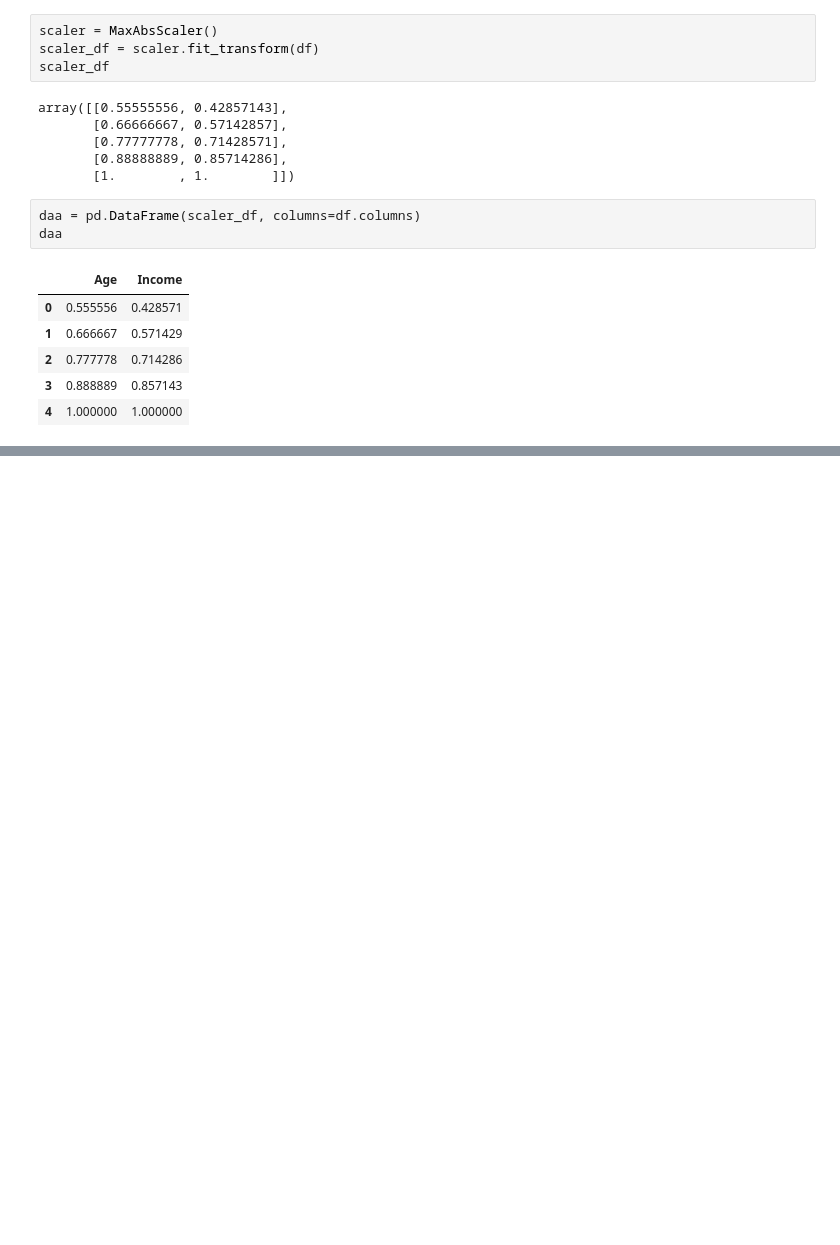
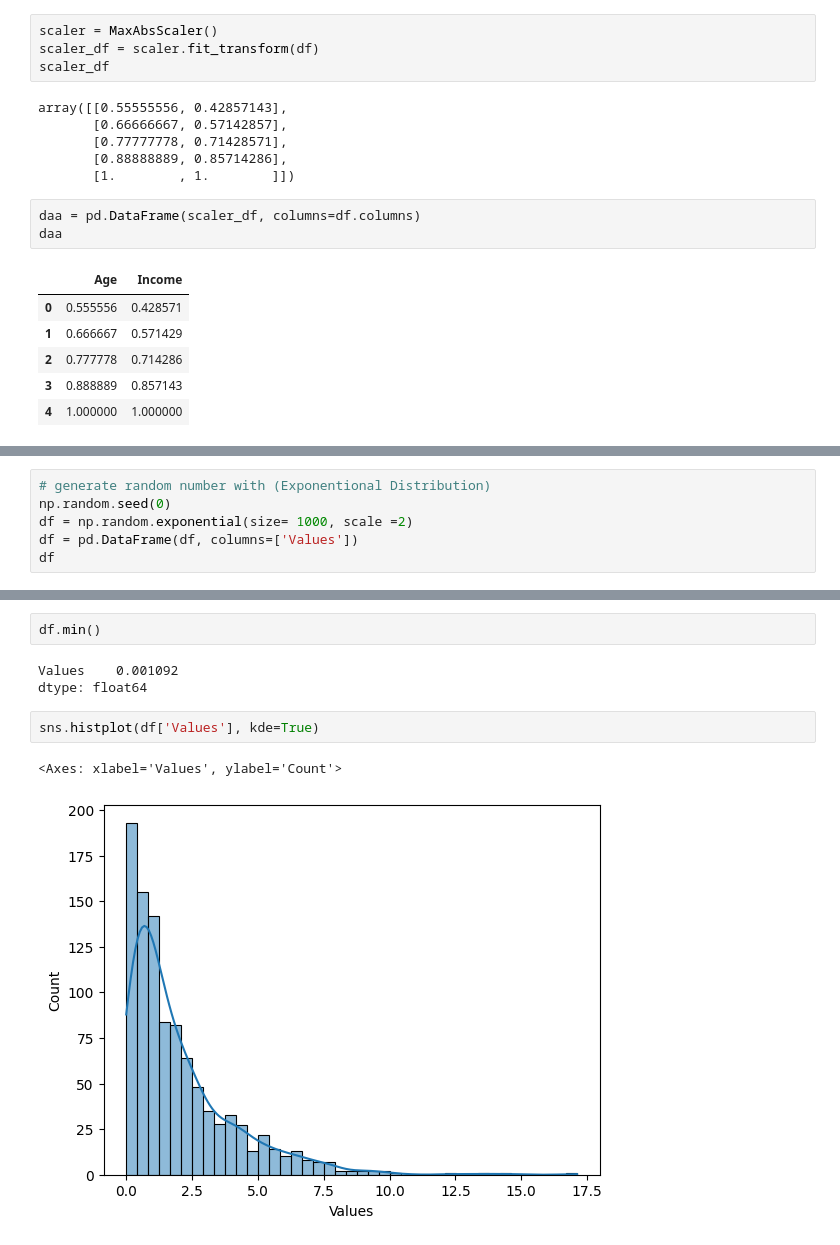
Before and after one commit to UmarAjmal/Machile_Learning_Practice, a Jupyter notebook: Sciket Learn/05_data_scaling/05_feature_scaling_and_normalization.ipynb, the cells around one changed output, grey strips where cells are left out. Drawn from its saved outputs; the diff is of its cells as text; blank space fills up the shorter version.

```diff
--- a/Sciket Learn/05_data_scaling/05_feature_scaling_and_normalization.ipynb
+++ b/Sciket Learn/05_data_scaling/05_feature_scaling_and_normalization.ipynb
@@ -192,0 +200,6 @@ daa
+# %%
+# generate random number with (Exponentional Distribution)
+np.random.seed(0)
+df = np.random.exponential(size= 1000, scale =2)
+df = pd.DataFrame(df, columns=['Values'])
+df
@@ -192,0 +220,10 @@ daa
+# %%
+df.min()
+# %% [output]
+Values    0.001092
+dtype: float64
+# %%
+sns.histplot(df['Values'], kde=True)
+# %% [output]
+<Axes: xlabel='Values', ylabel='Count'>
+[figure, added]
```
Also changed, not shown: parts of 23 cells of this notebook, 6 other files.
